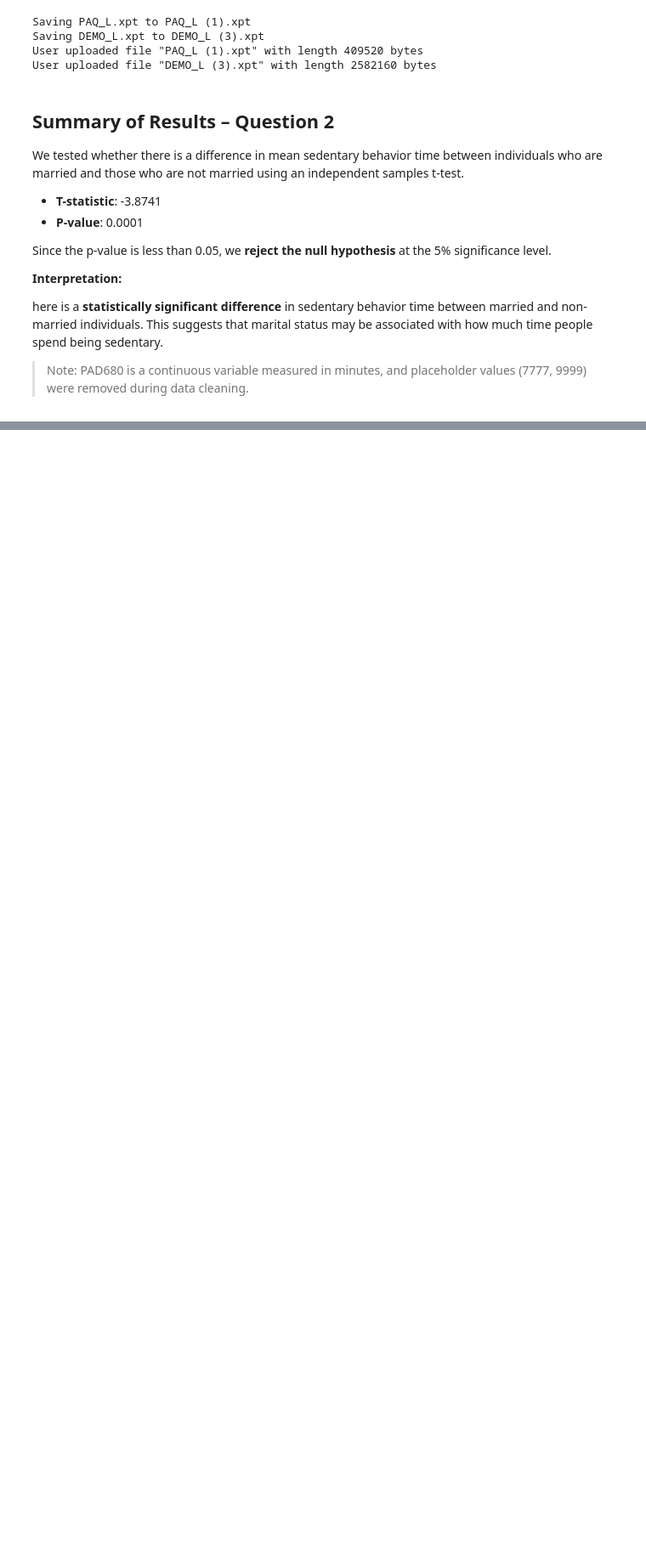
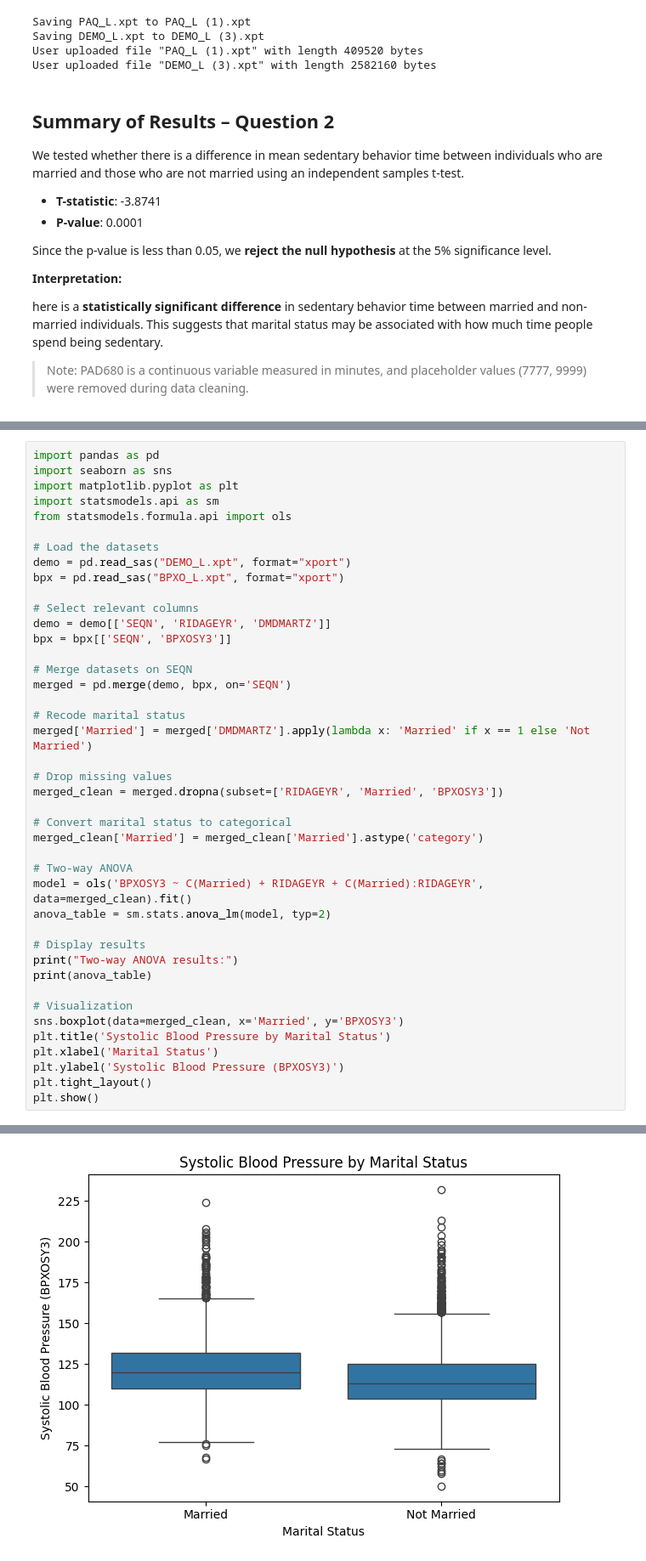
Before and after one commit to nagoLula/nhanes_inferential_2021_23, a Jupyter notebook: nhanes_inferential_2021_23_ipynb.ipynb, the cells around one changed output, grey strips where cells are left out. Shown: that part at 85% size. Cells and saved outputs as stored; diff of their text form; blank space fills up the shorter version.

```diff
--- a/nhanes_inferential_2021_23_ipynb.ipynb
+++ b/nhanes_inferential_2021_23_ipynb.ipynb
@@ -221,0 +235,43 @@ here is a **statistically significant difference** in sedentary behavior time be
+# %%
+import pandas as pd
+import seaborn as sns
+import matplotlib.pyplot as plt
+import statsmodels.api as sm
+from statsmodels.formula.api import ols
+
+# Load the datasets
+demo = pd.read_sas("DEMO_L.xpt", format="xport")
+bpx = pd.read_sas("BPXO_L.xpt", format="xport")
+
+# Select relevant columns
+demo = demo[['SEQN', 'RIDAGEYR', 'DMDMARTZ']]
+bpx = bpx[['SEQN', 'BPXOSY3']]
+
+# Merge datasets on SEQN
+merged = pd.merge(demo, bpx, on='SEQN')
+
+# Recode marital status
+merged['Married'] = merged['DMDMARTZ'].apply(lambda x: 'Married' if x == 1 else 'Not Married')
+
+# Drop missing values
+merged_clean = merged.dropna(subset=['RIDAGEYR', 'Married', 'BPXOSY3'])
+
+# Convert marital status to categorical
+merged_clean['Married'] = merged_clean['Married'].astype('category')
+
+# Two-way ANOVA
+model = ols('BPXOSY3 ~ C(Married) + RIDAGEYR + C(Married):RIDAGEYR', data=merged_clean).fit()
+anova_table = sm.stats.anova_lm(model, typ=2)
+
+# Display results
+print("Two-way ANOVA results:")
+print(anova_table)
+
+# Visualization
+sns.boxplot(data=merged_clean, x='Married', y='BPXOSY3')
+plt.title('Systolic Blood Pressure by Marital Status')
+plt.xlabel('Marital Status')
+plt.ylabel('Systolic Blood Pressure (BPXOSY3)')
+plt.tight_layout()
+plt.show()
+# %% [output]
@@ -221,0 +289 @@ here is a **statistically significant difference** in sedentary behavior time be
+[figure, added]
```
Also changed, not shown: parts of 12 cells of this notebook.
